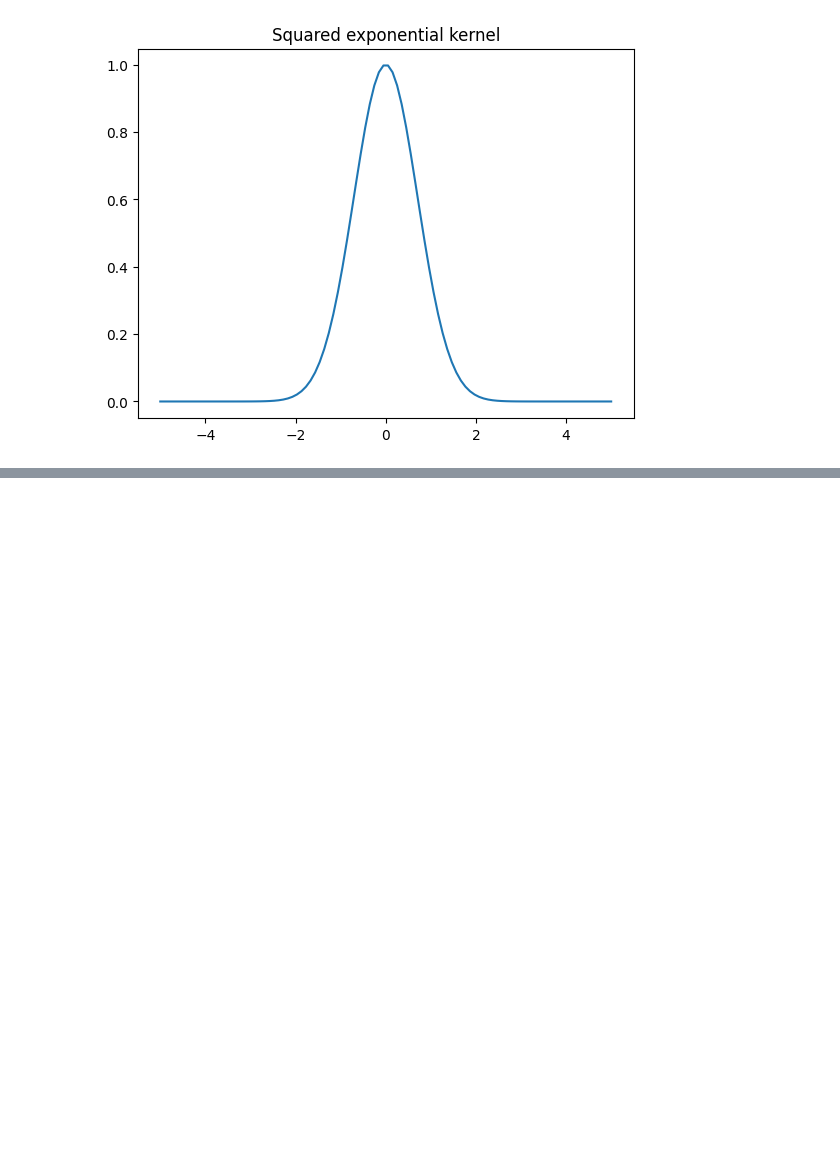
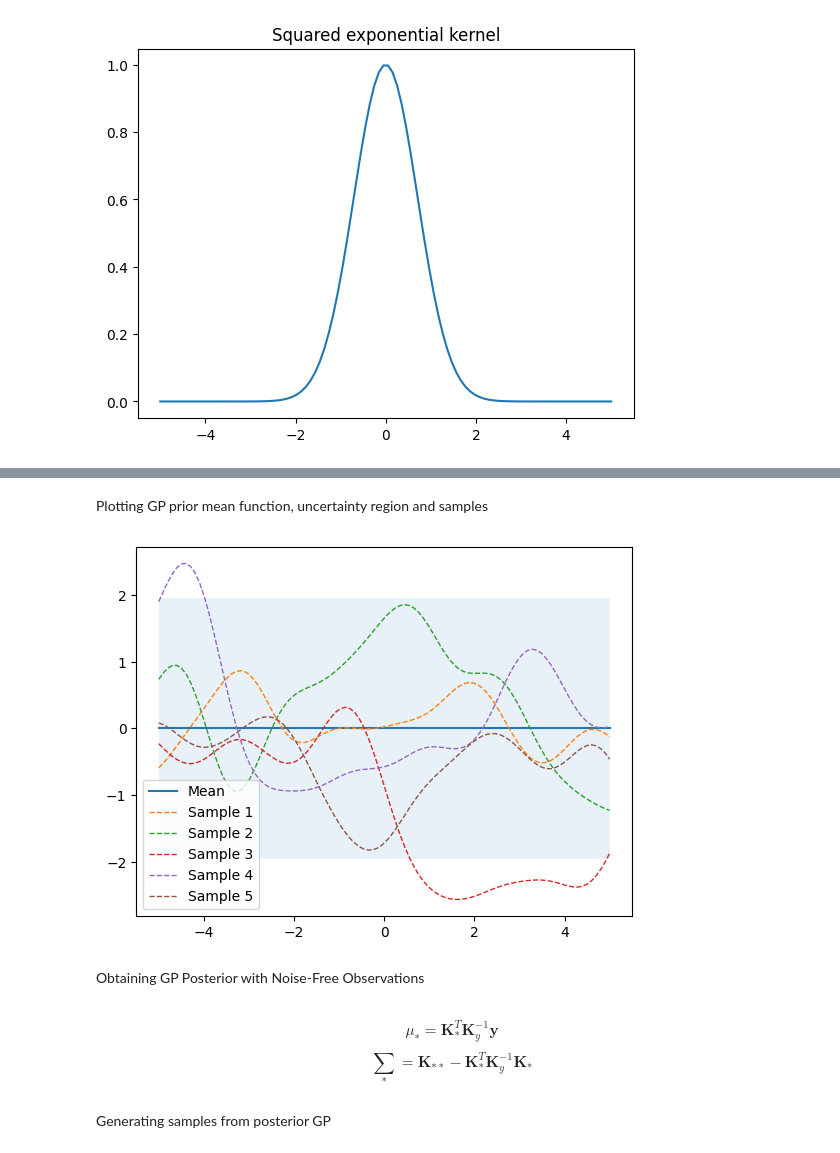
Before and after one commit to JuanMtzQ/BayesianOptimization, a Jupyter notebook: 2_GaussianProcess.ipynb, the cells around one changed output, grey strips where cells are left out. Drawn from its saved outputs; the diff is of its cells as text; code cells hidden in the pictures; blank space fills up the shorter version.

```diff
--- a/2_GaussianProcess.ipynb
+++ b/2_GaussianProcess.ipynb
@@ -24,0 +61,34 @@ np.exp(-10^2)
+# %%
+def ise_kernel(X1, X2, l = 1.0, sigma_f = 1.0):
+    sq_distance = np.sum(X1**2, 1).reshape(-1, 1) + np.sum(X2**2, 1) - 2*np.dot(X1, X2.T)
+    return sigma_f**2 *  np.exp(-0.5/l**2 * sq_distance)
+# %%
+# mean and covariance of the prior
+mu = np.zeros(X_test.shape)
+K = ise_kernel(X_test, X_test)
+# %%
+# draw samples from the prior using multivariate normal from numpy
+# Convert mu from shape (n, 1) to (n,)
+samples = np.random.multivariate_normal(mean = mu.ravel(), cov = K, size = 5)
+# %% [markdown]
+Plotting GP prior mean function, uncertainty region and samples
+# %%
+def plot_gp(mu, cov, X, X_train = None, Y_train = None, samples = []):
+    X = X.ravel() # convert (n, 1) to (n, )
+    mu = mu.ravel()
+    # 95% confidence interval
+    uncertainty = 1.96 * np.sqrt(np.diag(cov))
+    plt.fill_between(X, mu + uncertainty, mu - uncertainty, alpha = 0.1)
+    plt.plot(X, mu, label = "Mean")
+    for i, sample in enumerate(samples):
+        plt.plot(X, sample, lw = 1, ls = '--', label = f'Sample {i+1}')
+    # plot observations is available
+    if X_train is not None:
+        plt.plot(X_train, Y_train, 'rx')
+    plt.legend()
+# %%
+plot_gp(mu, K, X_test, samples = samples)
+# %% [output]
+[figure, added]
+# %% [markdown]
+Obtaining GP Posterior with Noise-Free Observations
@@ -24,0 +97,3 @@ np.exp(-10^2)
+# %% [markdown]
+$$\mu_*=\textbf{K}_*^T\textbf{K}_y^{-1}\textbf{y}$$
+$${\sum}_* = \textbf{K}_{**}-\textbf{K}^T_*\textbf{K}_y^{-1}\textbf{K}_*    $$
@@ -24,0 +129,2 @@ np.exp(-10^2)
+# %% [markdown]
+Generating samples from posterior GP
```
Also changed, not shown: parts of 24 cells of this notebook.
